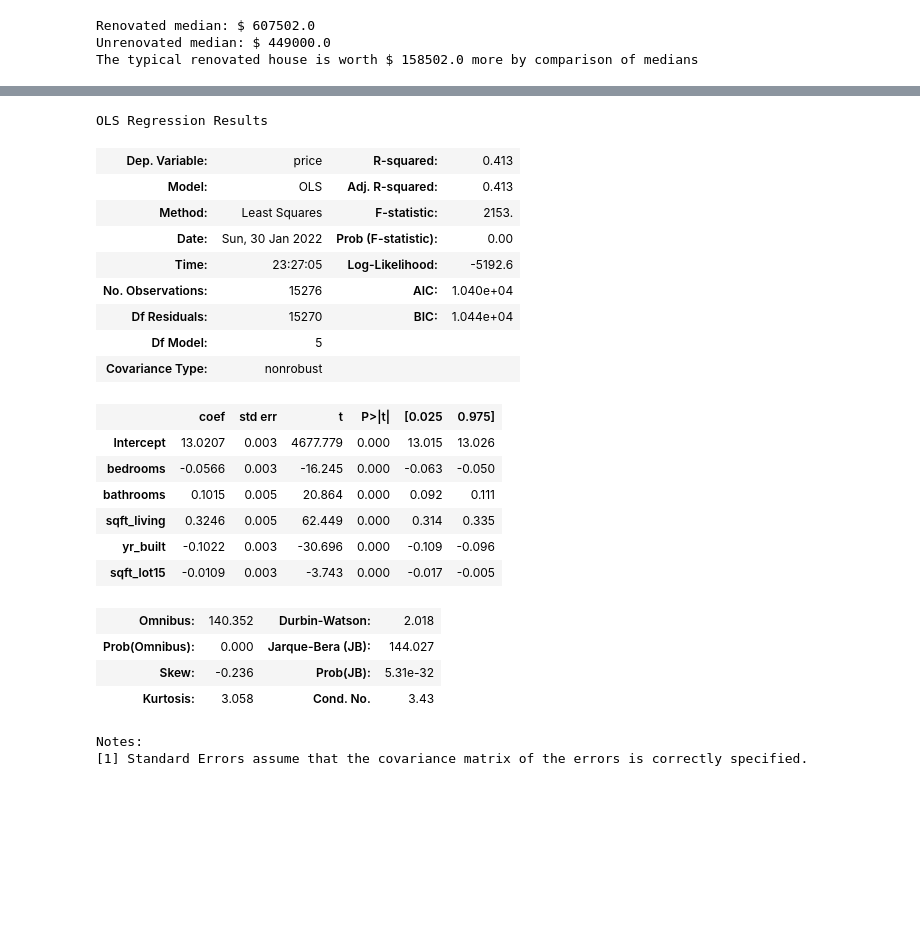
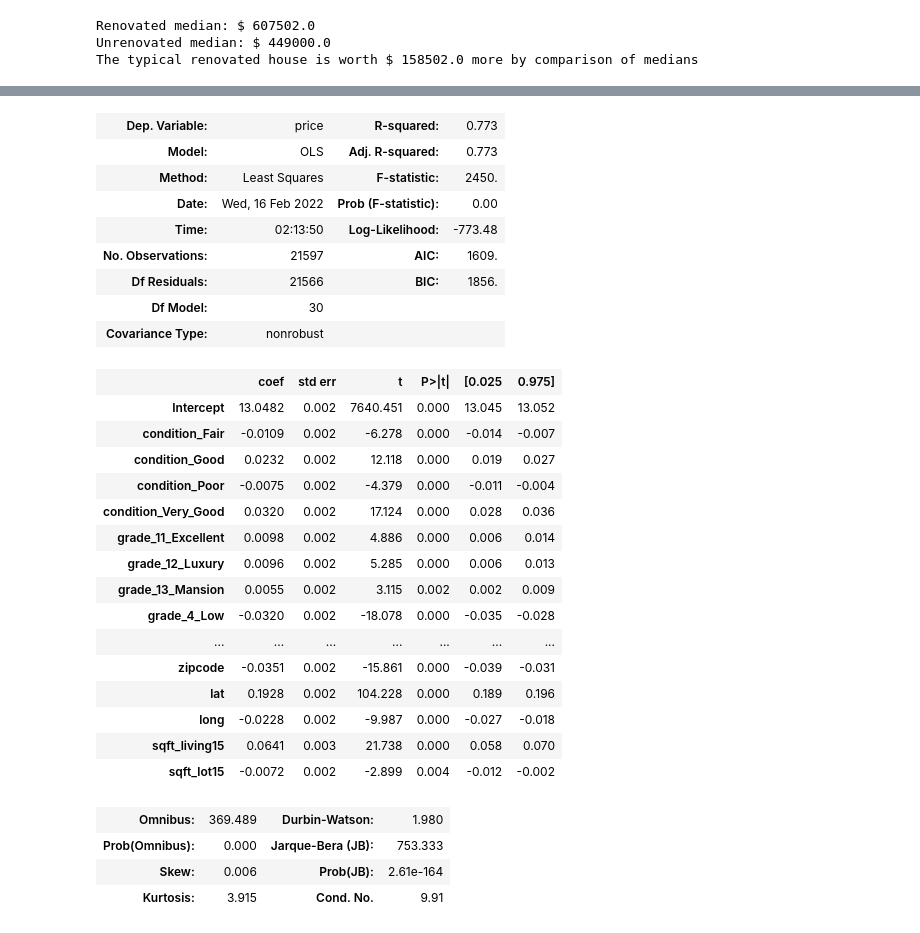
Before and after one commit to NickoGreeno/dsc-phase-2-project-v2-3, a Jupyter notebook: student.ipynb, the cells around one changed output, grey strips where cells are left out. Cells and saved outputs as stored; diff of their text form; code cells hidden in the pictures; blank space fills up the shorter version.

```diff
--- a/student.ipynb
+++ b/student.ipynb
@@ -284,0 +388,5 @@ Since price is the variable that is trying to be estimated, it will be considere
+# %%
+#Variable to be estimated
+outcome = 'price'
+#Variables to be tested
+x_cols = house_new.drop(columns=['price'], axis=1)
@@ -284,0 +440,3 @@ Since price is the variable that is trying to be estimated, it will be considere
+# %%
+#Dropping troublemakers
+x_cols = x_cols.drop(columns=['date', 'sqft_basement'], axis=1)
@@ -285,8 +487,4 @@ Since price is the variable that is trying to be estimated, it will be considere
 # %%
-#Variable to be estimated
-outcome = 'price'
-#Variables to be tested:
-x_cols = ['bedrooms', 'bathrooms', 'sqft_living', 'yr_built', 'sqft_lot15']
-#Normalizing variables
+#Normalizing variables by taking Z-scores
 for col in x_cols:
-    house_data[col] = ((house_data[col] - house_data[col].mean())/ house_data[col].std())
+    house_new[col] = ((house_new[col] - house_new[col].mean())/ house_new[col].std())
@@ -348,0 +545,7 @@ from sklearn.model_selection import train_test_split
+# %%
+#Applying log tranformation
+house_new.price = house_new.price.map(np.log)
+
+#Observing the new price distribution
+house_new.price.hist(bins='auto', color='green', figsize=(12,10))
+plt.show()
@@ -349,11 +602,8 @@ from sklearn.model_selection import train_test_split
 # %%
-# Applying a log transformation
-subset.price = house_data.price.map(np.log)
-train, test = train_test_split(subset)
+x_cols = x_cols.drop(columns=['grade_3_Poor', 'id', 'sqft_above'], axis=1)
 
-# Refitting model with subset
 predictors = '+'.join(x_cols)
-formula = outcome + "~" + predictors
-model = ols(formula=formula, data=train).fit()
+formula = outcome + '~' + predictors
+model = ols(formula=formula, data=house_new).fit()
 model.summary()
 # %% [output]
@@ -365,23 +611,29 @@ See the caveats in the documentation: https://pandas.pydata.org/pandas-docs/stab
-OLS Regression Results
-| Dep. Variable: | price | R-squared: | 0.413 |
-| Model: | OLS | Adj. R-squared: | 0.413 |
-| Method: | Least Squares | F-statistic: | 2153. |
-| Date: | Sun, 30 Jan 2022 | Prob (F-statistic): | 0.00 |
-| Time: | 23:27:05 | Log-Likelihood: | -5192.6 |
-| No. Observations: | 15276 | AIC: | 1.040e+04 |
-| Df Residuals: | 15270 | BIC: | 1.044e+04 |
-| Df Model: | 5 |  |  |
+| Dep. Variable: | price | R-squared: | 0.773 |
+| Model: | OLS | Adj. R-squared: | 0.773 |
+| Method: | Least Squares | F-statistic: | 2450. |
+| Date: | Wed, 16 Feb 2022 | Prob (F-statistic): | 0.00 |
+| Time: | 02:13:50 | Log-Likelihood: | -773.48 |
+| No. Observations: | 21597 | AIC: | 1609. |
+| Df Residuals: | 21566 | BIC: | 1856. |
+| Df Model: | 30 |  |  |
 | Covariance Type: | nonrobust |  |  |
 |  | coef | std err | t | P>|t| | [0.025 | 0.975] |
-| Intercept | 13.0207 | 0.003 | 4677.779 | 0.000 | 13.015 | 13.026 |
-| bedrooms | -0.0566 | 0.003 | -16.245 | 0.000 | -0.063 | -0.050 |
-| bathrooms | 0.1015 | 0.005 | 20.864 | 0.000 | 0.092 | 0.111 |
-| sqft_living | 0.3246 | 0.005 | 62.449 | 0.000 | 0.314 | 0.335 |
-| yr_built | -0.1022 | 0.003 | -30.696 | 0.000 | -0.109 | -0.096 |
-| sqft_lot15 | -0.0109 | 0.003 | -3.743 | 0.000 | -0.017 | -0.005 |
+| Intercept | 13.0482 | 0.002 | 7640.451 | 0.000 | 13.045 | 13.052 |
+| condition_Fair | -0.0109 | 0.002 | -6.278 | 0.000 | -0.014 | -0.007 |
+| condition_Good | 0.0232 | 0.002 | 12.118 | 0.000 | 0.019 | 0.027 |
+| condition_Poor | -0.0075 | 0.002 | -4.379 | 0.000 | -0.011 | -0.004 |
+| condition_Very_Good | 0.0320 | 0.002 | 17.124 | 0.000 | 0.028 | 0.036 |
+| grade_11_Excellent | 0.0098 | 0.002 | 4.886 | 0.000 | 0.006 | 0.014 |
+| grade_12_Luxury | 0.0096 | 0.002 | 5.285 | 0.000 | 0.006 | 0.013 |
+| grade_13_Mansion | 0.0055 | 0.002 | 3.115 | 0.002 | 0.002 | 0.009 |
+| grade_4_Low | -0.0320 | 0.002 | -18.078 | 0.000 | -0.035 | -0.028 |
+| ... | ... | ... | ... | ... | ... | ... |
+| zipcode | -0.0351 | 0.002 | -15.861 | 0.000 | -0.039 | -0.031 |
+| lat | 0.1928 | 0.002 | 104.228 | 0.000 | 0.189 | 0.196 |
+| long | -0.0228 | 0.002 | -9.987 | 0.000 | -0.027 | -0.018 |
+| sqft_living15 | 0.0641 | 0.003 | 21.738 | 0.000 | 0.058 | 0.070 |
+| sqft_lot15 | -0.0072 | 0.002 | -2.899 | 0.004 | -0.012 | -0.002 |
-| Omnibus: | 140.352 | Durbin-Watson: | 2.018 |
-| Prob(Omnibus): | 0.000 | Jarque-Bera (JB): | 144.027 |
-| Skew: | -0.236 | Prob(JB): | 5.31e-32 |
-| Kurtosis: | 3.058 | Cond. No. | 3.43 |
+| Omnibus: | 369.489 | Durbin-Watson: | 1.980 |
+| Prob(Omnibus): | 0.000 | Jarque-Bera (JB): | 753.333 |
+| Skew: | 0.006 | Prob(JB): | 2.61e-164 |
+| Kurtosis: | 3.915 | Cond. No. | 9.91 |
-Notes:
-[1] Standard Errors assume that the covariance matrix of the errors is correctly specified.
```
Also changed, not shown: parts of 60 cells of this notebook.
